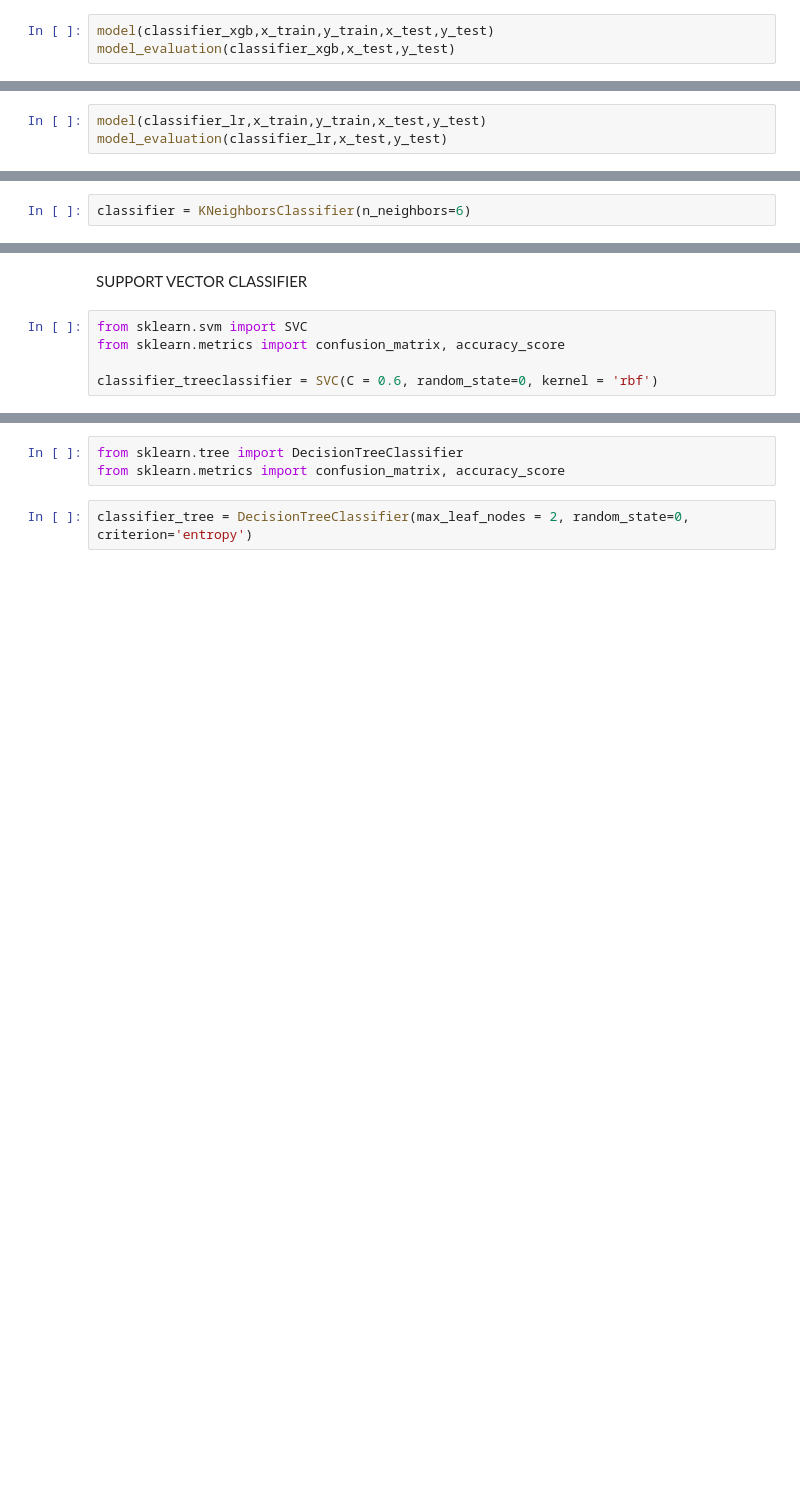
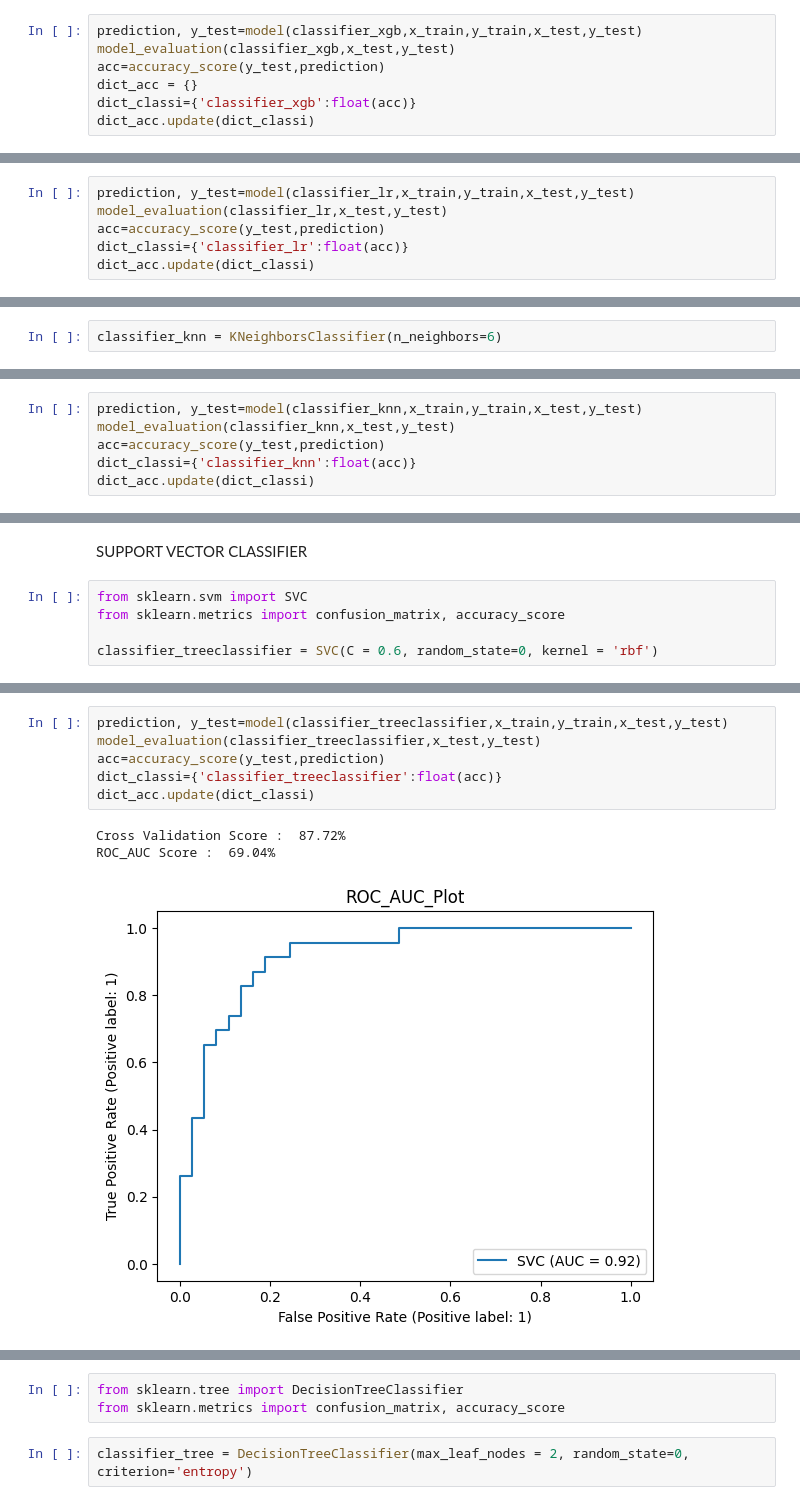
Before and after one commit to aldonaspirz/prediction, a Jupyter notebook: Heart attack prediction.ipynb, the cells around one changed output, grey strips where cells are left out. Saved outputs shown, nothing was run; the diff lists cells and outputs as text; blank space fills up the shorter version.

Commit message:
all, to do: add some nice plots

```diff
--- a/Heart attack prediction.ipynb
+++ b/Heart attack prediction.ipynb
@@ -514,8 +498,12 @@ def model_evaluation(classifier,x_test,y_test):
     # Classification Report
     print(classification_report(y_test,classifier.predict(x_test)))
 # %%
-model(classifier_xgb,x_train,y_train,x_test,y_test)
+prediction, y_test=model(classifier_xgb,x_train,y_train,x_test,y_test)
 model_evaluation(classifier_xgb,x_test,y_test)
+acc=accuracy_score(y_test,prediction)
+dict_acc = {}
+dict_classi={'classifier_xgb':float(acc)}
+dict_acc.update(dict_classi)
 # %% [output]
 Cross Validation Score :  88.70%
 ROC_AUC Score :  81.55%
@@ -536,8 +528,11 @@ from sklearn.linear_model import LogisticRegression
 # %%
 classifier_lr = LogisticRegression(random_state = 0,C=10,penalty= 'l2')
 # %%
-model(classifier_lr,x_train,y_train,x_test,y_test)
+prediction, y_test=model(classifier_lr,x_train,y_train,x_test,y_test)
 model_evaluation(classifier_lr,x_test,y_test)
+acc=accuracy_score(y_test,prediction)
+dict_classi={'classifier_lr':float(acc)}
+dict_acc.update(dict_classi)
 # %% [output]
 Cross Validation Score :  86.96%
 ROC_AUC Score :  74.74%
@@ -555,4 +554,4 @@ weighted avg       0.83      0.80      0.78        60
 from sklearn.neighbors import KNeighborsClassifier
 from sklearn.metrics import confusion_matrix, accuracy_score
 # %%
-classifier = KNeighborsClassifier(n_neighbors=6)
+classifier_knn = KNeighborsClassifier(n_neighbors=6)
@@ -574,0 +558,6 @@ weighted avg       0.71      0.70      0.67        60
+# %%
+prediction, y_test=model(classifier_knn,x_train,y_train,x_test,y_test)
+model_evaluation(classifier_knn,x_test,y_test)
+acc=accuracy_score(y_test,prediction)
+dict_classi={'classifier_knn':float(acc)}
+dict_acc.update(dict_classi)
@@ -597,0 +584,10 @@ weighted avg       0.71      0.70      0.67        60
+# %%
+prediction, y_test=model(classifier_treeclassifier,x_train,y_train,x_test,y_test)
+model_evaluation(classifier_treeclassifier,x_test,y_test)
+acc=accuracy_score(y_test,prediction)
+dict_classi={'classifier_treeclassifier':float(acc)}
+dict_acc.update(dict_classi)
+# %% [output]
+Cross Validation Score :  87.72%
+ROC_AUC Score :  69.04%
+[figure, added]
```
Also changed, not shown: parts of 17 cells of this notebook.
